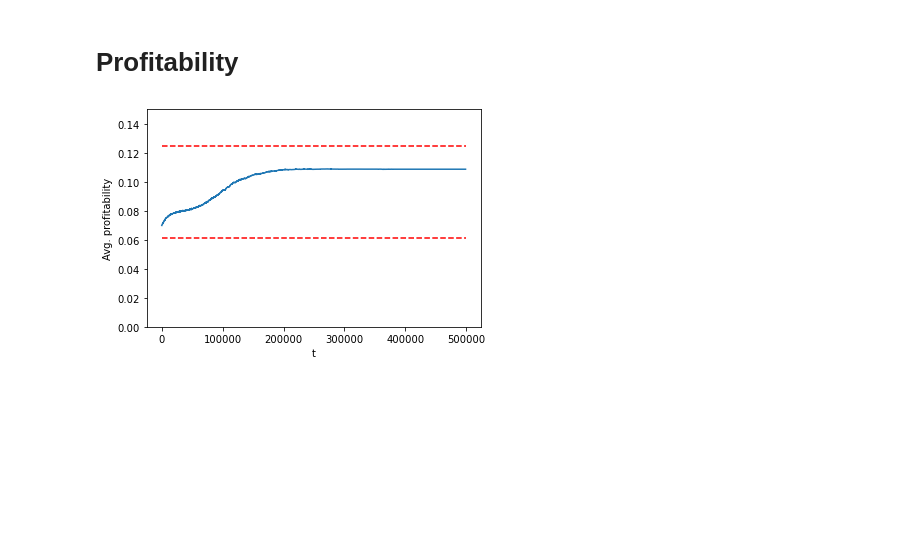
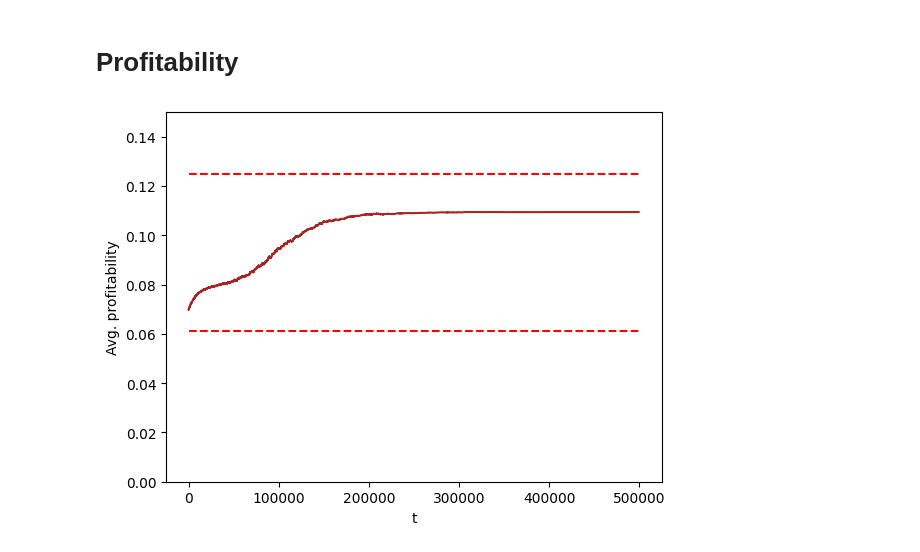
Before and after one commit to KirstineJ/Bachelor, a Jupyter notebook: Bachelor_final_Qfunction.ipynb, the cells around one changed output. Cells and saved outputs as stored; diff of their text form; code cells hidden in the pictures; blank space fills up the shorter version.

```diff
--- a/Bachelor_final_Qfunction.ipynb
+++ b/Bachelor_final_Qfunction.ipynb
@@ -253,12 +237,12 @@ while i < len(samlet_prof) - window_size + 1:
     # Shift window to right by one position
     i += 1
 # %%
-plt.plot(moving_averages, label="Average profitability")
+plt.plot(moving_averages, color='#a62626', label="Average profitability")
 plt.xlabel('t')
 plt.ylabel('Avg. profitability')
 plt.ylim(0.00, 0.15)
 plt.hlines(y=0.0611, xmin=0, xmax=500000, colors='red', linestyles='--')
 plt.hlines(y=0.125, xmin=0, xmax=500000, colors='red', linestyles='--')
 plt.show()
 # %% [output]
-[figure, old version]
+[figure, new version]
```
Also changed, not shown: parts of 4 cells of this notebook, 3 other files.
